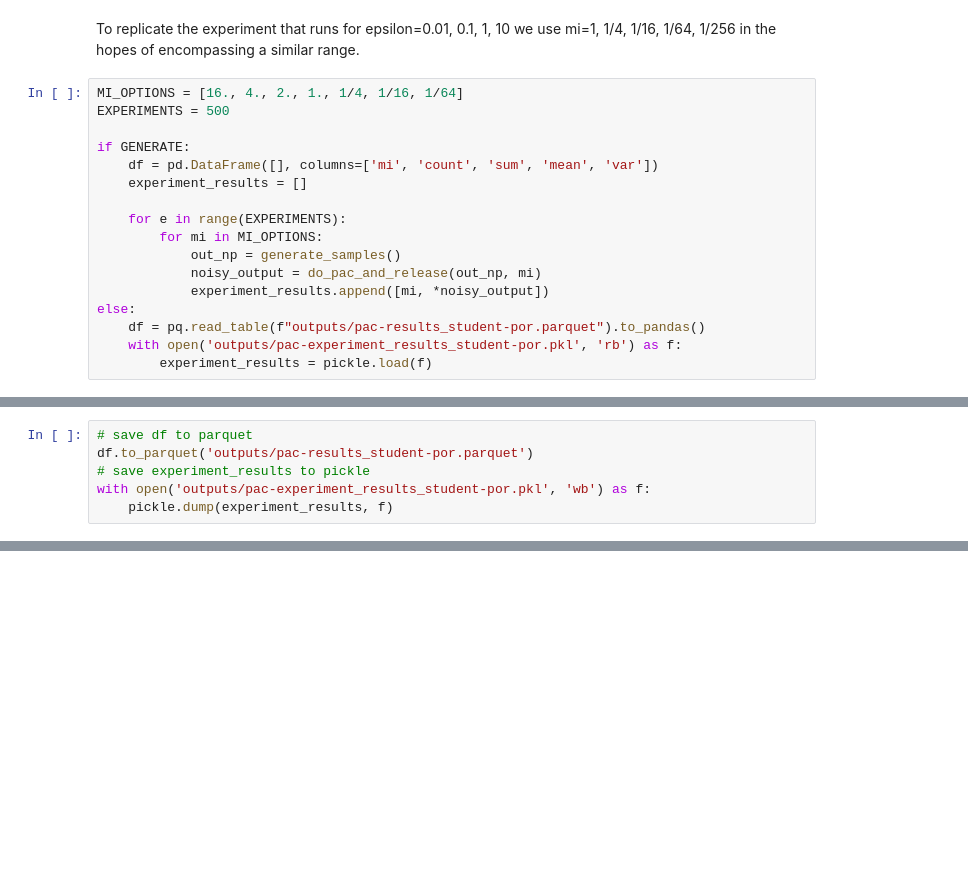
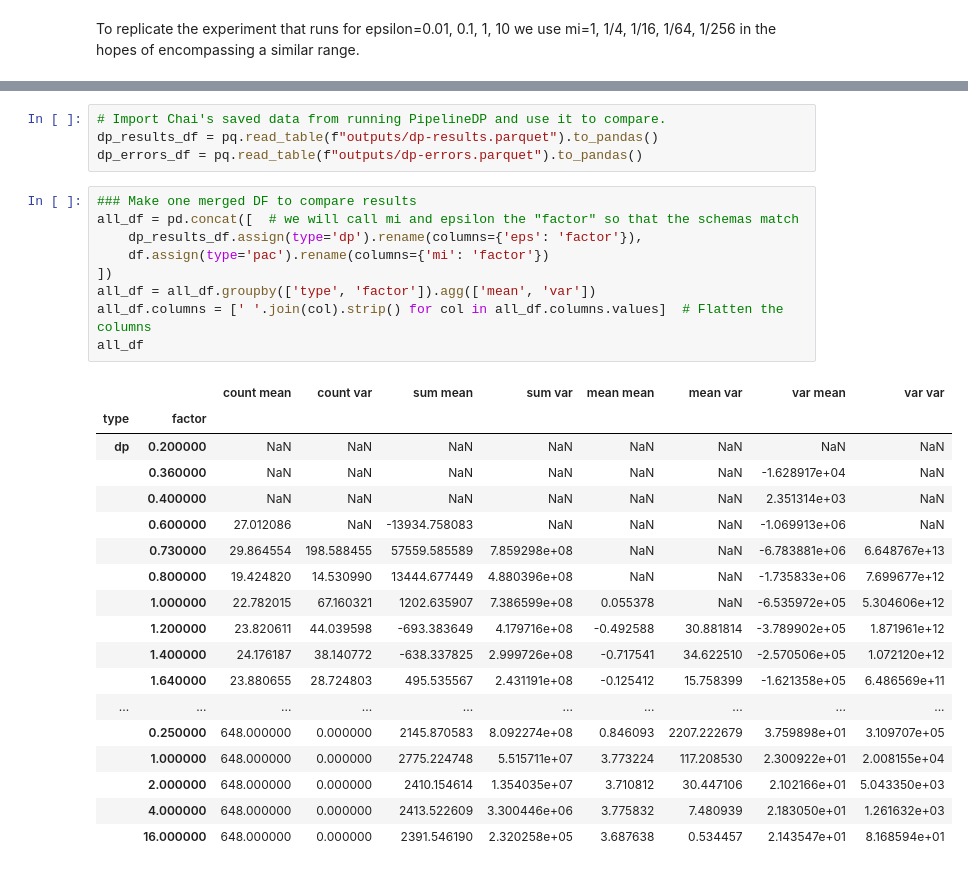
Before and after one commit to michaelnoguera/pacdb, a Jupyter notebook: flat_file-student_performance-sparkless.ipynb, the cells around one changed output, grey strips where cells are left out. Drawn from its saved outputs; the diff is of its cells as text; blank space fills up the shorter version.

```diff
--- a/flat_file-student_performance-sparkless.ipynb
+++ b/flat_file-student_performance-sparkless.ipynb
@@ -76,20 +83,3 @@ array([  648.        , -9051.68586818,    55.13833244,   255.16907514])
 # %% [markdown]
 To replicate the experiment that runs for epsilon=0.01, 0.1, 1, 10
 we use mi=1, 1/4, 1/16, 1/64, 1/256 in the hopes of encompassing a similar range.
-# %%
-MI_OPTIONS = [16., 4., 2., 1., 1/4, 1/16, 1/64]
-EXPERIMENTS = 500
-
-if GENERATE:
-    df = pd.DataFrame([], columns=['mi', 'count', 'sum', 'mean', 'var'])
-    experiment_results = []
-
-    for e in range(EXPERIMENTS):
-        for mi in MI_OPTIONS:
-            out_np = generate_samples()
-            noisy_output = do_pac_and_release(out_np, mi)
-            experiment_results.append([mi, *noisy_output])
-else:
-    df = pq.read_table(f"outputs/pac-results_student-por.parquet").to_pandas()
-    with open('outputs/pac-experiment_results_student-por.pkl', 'rb') as f:
-        experiment_results = pickle.load(f)
@@ -344,6 +85,0 @@ plt.show()
-# %%
-# save df to parquet
-df.to_parquet('outputs/pac-results_student-por.parquet')
-# save experiment_results to pickle
-with open('outputs/pac-experiment_results_student-por.pkl', 'wb') as f:
-    pickle.dump(experiment_results, f)
@@ -355,0 +171,32 @@ sample_mean_rel_error.to_parquet('outputs/pac-sample_mean_rel_error_student-por.
+# %%
+# Import Chai's saved data from running PipelineDP and use it to compare.
+dp_results_df = pq.read_table(f"outputs/dp-results.parquet").to_pandas()
+dp_errors_df = pq.read_table(f"outputs/dp-errors.parquet").to_pandas()
+# %%
+### Make one merged DF to compare results
+all_df = pd.concat([  # we will call mi and epsilon the "factor" so that the schemas match
+    dp_results_df.assign(type='dp').rename(columns={'eps': 'factor'}),
+    df.assign(type='pac').rename(columns={'mi': 'factor'})
+])
+all_df = all_df.groupby(['type', 'factor']).agg(['mean', 'var'])
+all_df.columns = [' '.join(col).strip() for col in all_df.columns.values]  # Flatten the columns
+all_df
+# %% [output]
+|  |  | count mean | count var | sum mean | sum var | mean mean | mean var | var mean | var var |
+| type | factor |  |  |  |  |  |  |  |  |
+| dp | 0.200000 | NaN | NaN | NaN | NaN | NaN | NaN | NaN | NaN |
+|  | 0.360000 | NaN | NaN | NaN | NaN | NaN | NaN | -1.628917e+04 | NaN |
+|  | 0.400000 | NaN | NaN | NaN | NaN | NaN | NaN | 2.351314e+03 | NaN |
+|  | 0.600000 | 27.012086 | NaN | -13934.758083 | NaN | NaN | NaN | -1.069913e+06 | NaN |
+|  | 0.730000 | 29.864554 | 198.588455 | 57559.585589 | 7.859298e+08 | NaN | NaN | -6.783881e+06 | 6.648767e+13 |
+|  | 0.800000 | 19.424820 | 14.530990 | 13444.677449 | 4.880396e+08 | NaN | NaN | -1.735833e+06 | 7.699677e+12 |
+|  | 1.000000 | 22.782015 | 67.160321 | 1202.635907 | 7.386599e+08 | 0.055378 | NaN | -6.535972e+05 | 5.304606e+12 |
+|  | 1.200000 | 23.820611 | 44.039598 | -693.383649 | 4.179716e+08 | -0.492588 | 30.881814 | -3.789902e+05 | 1.871961e+12 |
+|  | 1.400000 | 24.176187 | 38.140772 | -638.337825 | 2.999726e+08 | -0.717541 | 34.622510 | -2.570506e+05 | 1.072120e+12 |
+|  | 1.640000 | 23.880655 | 28.724803 | 495.535567 | 2.431191e+08 | -0.125412 | 15.758399 | -1.621358e+05 | 6.486569e+11 |
+| ... | ... | ... | ... | ... | ... | ... | ... | ... | ... |
+|  | 0.250000 | 648.000000 | 0.000000 | 2145.870583 | 8.092274e+08 | 0.846093 | 2207.222679 | 3.759898e+01 | 3.109707e+05 |
+|  | 1.000000 | 648.000000 | 0.000000 | 2775.224748 | 5.515711e+07 | 3.773224 | 117.208530 | 2.300922e+01 | 2.008155e+04 |
+|  | 2.000000 | 648.000000 | 0.000000 | 2410.154614 | 1.354035e+07 | 3.710812 | 30.447106 | 2.102166e+01 | 5.043350e+03 |
+|  | 4.000000 | 648.000000 | 0.000000 | 2413.522609 | 3.300446e+06 | 3.775832 | 7.480939 | 2.183050e+01 | 1.261632e+03 |
+|  | 16.000000 | 648.000000 | 0.000000 | 2391.546190 | 2.320258e+05 | 3.687638 | 0.534457 | 2.143547e+01 | 8.168594e+01 |
```
Also changed, not shown: parts of 42 cells of this notebook, 3 other files.
